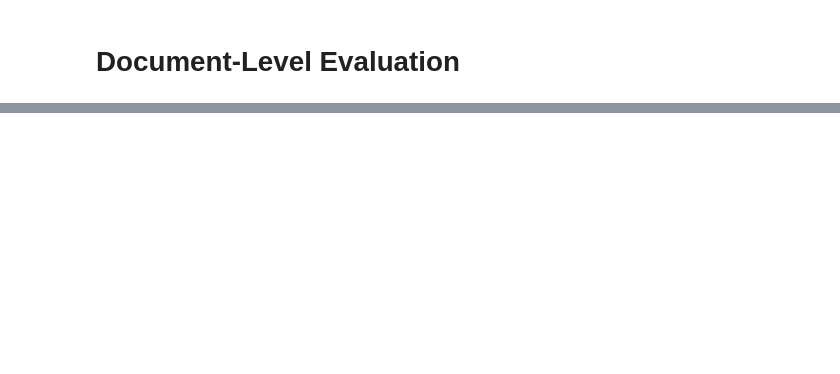
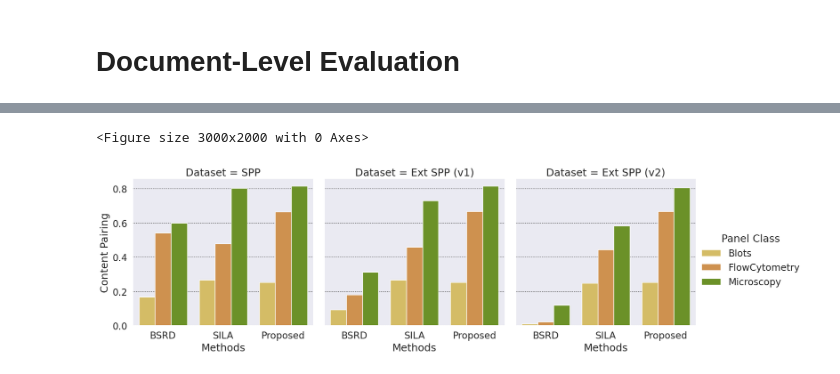
Before and after one commit to phillipecardenuto/upm, a Jupyter notebook: notebooks/RESULTS.ipynb, the cells around one changed output, grey strips where cells are left out. Drawn from its saved outputs; the diff is of its cells as text; code cells hidden in the pictures; blank space fills up the shorter version.

Commit message:
updated RESULTS

```diff
--- a/notebooks/RESULTS.ipynb
+++ b/notebooks/RESULTS.ipynb
@@ -354,0 +430,39 @@ spp_v2_doc_results
+# %%
+# SPP-v2 results
+spp_per_class_v2_results = {}
+spp_per_class_v2_results['SILA'] = digest_panel_results_per_class(sila_spp_v2, our_annotation)
+spp_per_class_v2_results['Ours'] = digest_panel_results_per_class(ours_spp_v2, our_annotation)
+spp_per_class_v2_results['Acuna'] = digest_panel_results_per_class(acuna_spp_v2, our_annotation)
+# %%
+df_pairing, df_grouping, df_classification = organize_results(spp_per_class_v2_results, "SPP-v2",
+                                                              df_pairing, df_grouping, df_classification)
+# %%
+# exclude rows that Panel class equal BodyImaging
+df_pairing = df_pairing[df_pairing['Panel Class'] != 'BodyImaging']
+df_grouping = df_grouping[df_grouping['Panel Class'] != 'BodyImaging']
+df_classification = df_classification[df_classification['Panel Class'] != 'BodyImaging']
+# %%
+# remove duplicates
+df_pairing = df_pairing.drop_duplicates()
+df_grouping = df_grouping.drop_duplicates()
+df_classification = df_classification.drop_duplicates()
+# %%
+# Plot results by class and method
+# sort alphabetically by class
+df_pairing.replace({'Method': {'Acuna': 'BSRD'}}, inplace=True)
+df_pairing.replace({'Method': {'Ours': 'Proposed'}}, inplace=True)
+df_pairing.replace({'Dataset': {'SPP-v1': 'Ext SPP (v1)'}}, inplace=True)
+df_pairing.replace({'Dataset': {'SPP-v2': 'Ext SPP (v2)'}}, inplace=True)
+
+df_pairing = df_pairing.groupby('Method').apply(lambda x: x.sort_values(by='Panel Class'))
+bsrd = df_pairing[df_pairing['Method'] == 'BSRD']
+sila = df_pairing[df_pairing['Method'] == 'SILA']
+proposed = df_pairing[df_pairing['Method'] == 'Proposed']
+df_pairing = pd.concat([bsrd, sila, proposed])
+df_pairing.reset_index(drop=True, inplace=True)
+
+# Sort method with lambda function first B than S than P
+plot_results(df_pairing, 'pairing', 'Content Pairing')
+# %% [output]
+<Figure size 3000x2000 with 0 Axes>
+[figure, added]
```
Also changed, not shown: parts of 21 cells of this notebook, 19 other files.
